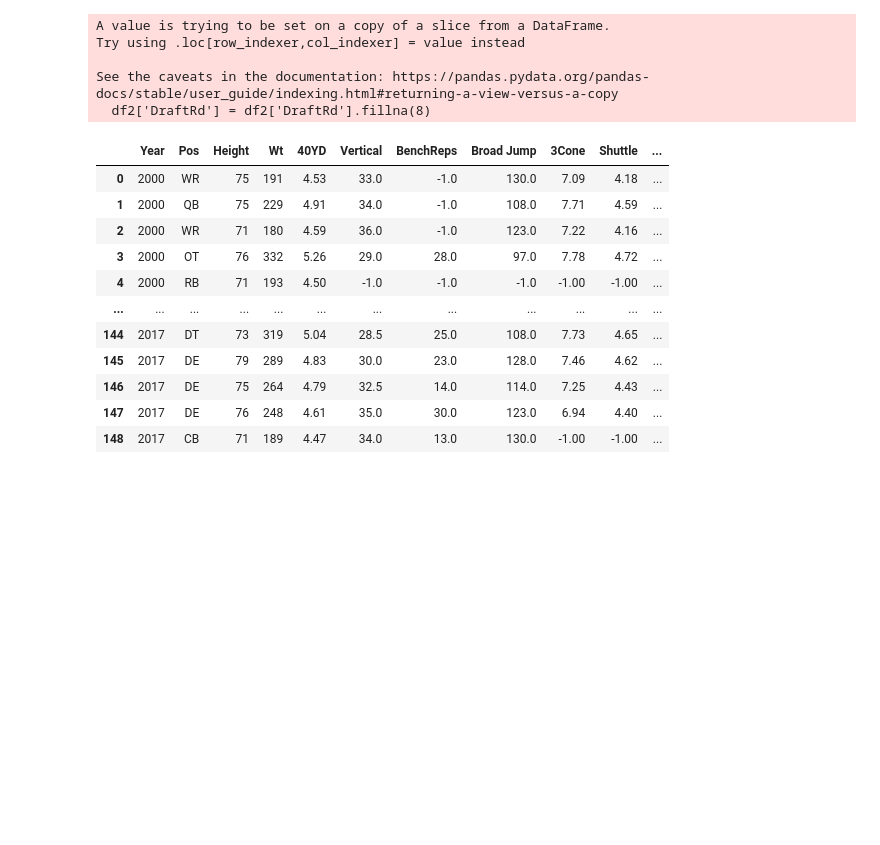
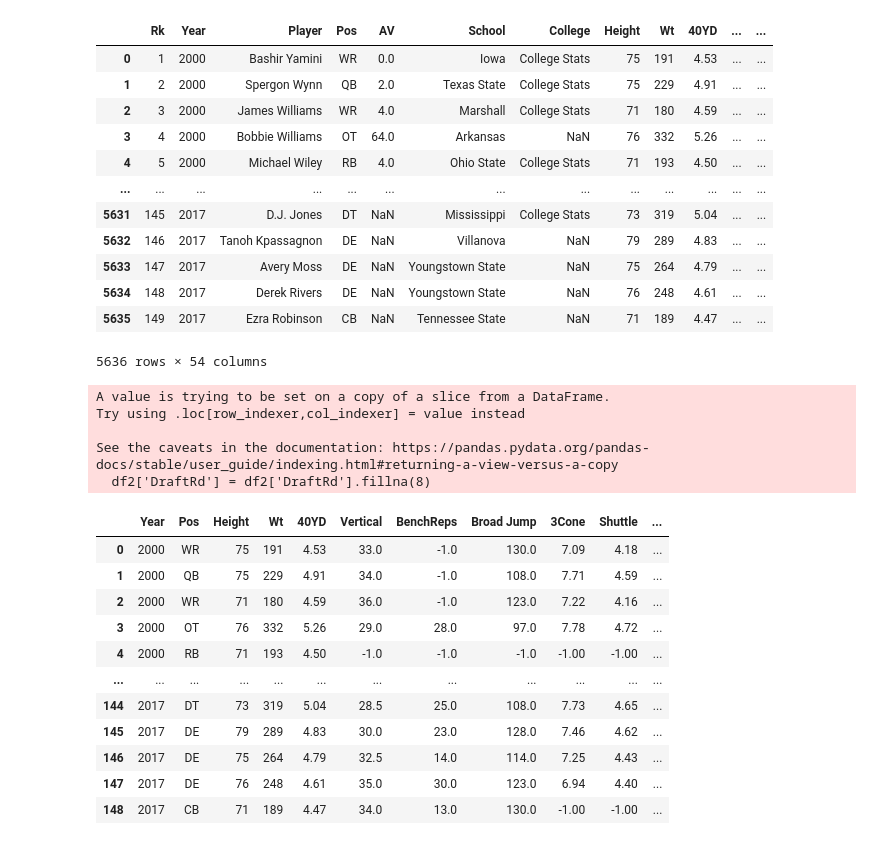
Before and after one commit to tuckers15/cs3870_final_project, a Jupyter notebook: Data_Consolidation.ipynb, the cells around one changed output. Saved outputs shown, nothing was run; the diff lists cells and outputs as text; code cells hidden in the pictures; blank space fills up the shorter version.

Commit message:
Added data to df

```diff
--- a/Data_Consolidation.ipynb
+++ b/Data_Consolidation.ipynb
@@ -12,35 +12,72 @@ def compile_csv(startYear, endYear):
         off_df["Unit"] = ["Offense" if pos != "LS" else "Special" for pos in off_df["Pos"]]
         def_df = pd.read_csv(def_filename)
         def_df["Unit"] = ["Defense" if (pos != "K" and pos != "P") else "Special" for pos in def_df["Pos"]]
         df_list.append(off_df)
         df_list.append(def_df)
     data = pd.concat(df_list)
     return data
 
 df = compile_csv(2000, 2017)
 # Format player name
 df["Player"] = [x.split("\\")[0] for x in df["Player"]]
 
 # Parse out Drafted (tm/rnd/yr) column
 df["Drafted (tm/rnd/yr)"] = df["Drafted (tm/rnd/yr)"].where(pd.notnull(df["Drafted (tm/rnd/yr)"]), None)
 df["DraftTeam"] = [x.split(" / ")[0] if x != None else None for x in df["Drafted (tm/rnd/yr)"]]
 df["DraftRd"] = [x.split(" / ")[1] if x != None else None for x in df["Drafted (tm/rnd/yr)"]]
 df["DraftRd"] = df["DraftRd"].str.replace('[a-zA-Z]+', '')
 df["DraftPick"] = [x.split(" / ")[2] if x != None else None for x in df["Drafted (tm/rnd/yr)"]]
 df["DraftPick"] = df["DraftPick"].str.replace('[a-zA-Z_]+', '')
 df = df.drop(["Drafted (tm/rnd/yr)"], axis=1)
 
 # Convert height to inches
 def convert_height(x):
     feet = x.split("-")[0]
     inches = x.split("-")[1]
     height = (int(feet) * 12) + int(inches)
     return height
 df['Height'] = df['Height'].apply(convert_height)
 
+df.to_csv('Data/All_Data.csv', index=False)
+
+# Add conference data and one-hot encoding
+teams_conference = pd.read_csv("Data/Teams-Conference.csv")
+
+# Merge with team conference data
+merged_data = df.merge(teams_conference, left_on='School', right_on='School', how='left')
+
+# Replace NaN with None for the 'Conf' column
+merged_data['Conf'] = merged_data['Conf'].where(merged_data['Conf'].notna(), None)
+
+# Add a "No Conference" column
+merged_data['No Conference'] = merged_data['Conf'].isna().astype(int)
+
+# One-hot encode the 'Conf' column and ensure numeric values (0 or 1)
+one_hot_encoded = pd.get_dummies(merged_data['Conf'], prefix='Conf').astype(int)
+
+# Concatenate one-hot encoded columns back to the main DataFrame
+merged_data = pd.concat([merged_data, one_hot_encoded], axis=1)
+
+# Save the final DataFrame to a new CSV
+merged_data.to_csv('Data/All_Data_One_Hot_Encoded.csv', index=False)
+
+df = pd.read_csv('Data/All_Data_One_Hot_Encoded.csv')
+
 df
-
-df.to_csv('Data/All_Data.csv', index=False)
+# %% [output]
+|  | Rk | Year | Player | Pos | AV | School | College | Height | Wt | 40YD | ... | ... |
+| 0 | 1 | 2000 | Bashir Yamini | WR | 0.0 | Iowa | College Stats | 75 | 191 | 4.53 | ... | ... |
+| 1 | 2 | 2000 | Spergon Wynn | QB | 2.0 | Texas State | College Stats | 75 | 229 | 4.91 | ... | ... |
+| 2 | 3 | 2000 | James Williams | WR | 4.0 | Marshall | College Stats | 71 | 180 | 4.59 | ... | ... |
+| 3 | 4 | 2000 | Bobbie Williams | OT | 64.0 | Arkansas | NaN | 76 | 332 | 5.26 | ... | ... |
+| 4 | 5 | 2000 | Michael Wiley | RB | 4.0 | Ohio State | College Stats | 71 | 193 | 4.50 | ... | ... |
+| ... | ... | ... | ... | ... | ... | ... | ... | ... | ... | ... | ... | ... |
+| 5631 | 145 | 2017 | D.J. Jones | DT | NaN | Mississippi | College Stats | 73 | 319 | 5.04 | ... | ... |
+| 5632 | 146 | 2017 | Tanoh Kpassagnon | DE | NaN | Villanova | NaN | 79 | 289 | 4.83 | ... | ... |
+| 5633 | 147 | 2017 | Avery Moss | DE | NaN | Youngstown State | NaN | 75 | 264 | 4.79 | ... | ... |
+| 5634 | 148 | 2017 | Derek Rivers | DE | NaN | Youngstown State | NaN | 76 | 248 | 4.61 | ... | ... |
+| 5635 | 149 | 2017 | Ezra Robinson | CB | NaN | Tennessee State | NaN | 71 | 189 | 4.47 | ... | ... |
+5636 rows × 54 columns
 # %%
 # Strip out unneeded columns and handle undrafted players
 df2 = df[['Year','Pos', 'Height', 'Wt', '40YD', 'Vertical', 'BenchReps', 'Broad Jump', '3Cone', 'Shuttle','Unit', 'DraftRd']]
```
